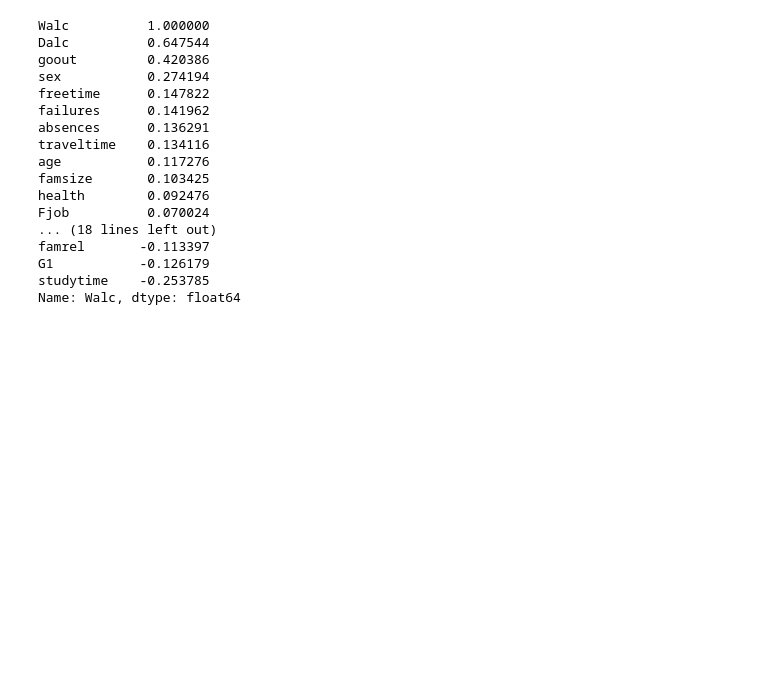
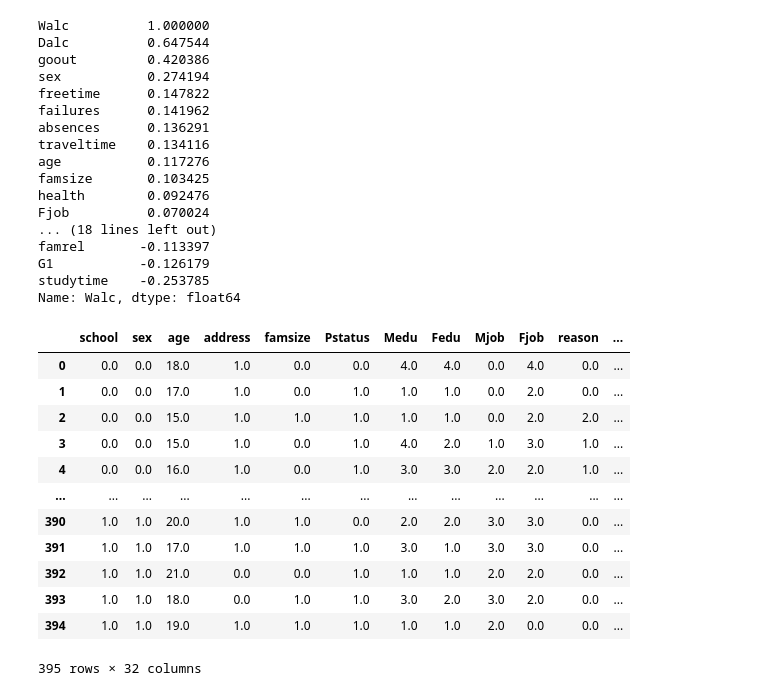
Before and after one commit to Ash-Stat/An-Si-Hyun, a Jupyter notebook: 텀프다구찌.ipynb, the cells around one changed output. Cells and saved outputs as stored; diff of their text form; code cells hidden in the pictures; blank space fills up the shorter version.

```diff
--- a/텀프다구찌.ipynb
+++ b/텀프다구찌.ipynb
@@ -195,3 +177,23 @@ famrel       -0.113397
 G1           -0.126179
 studytime    -0.253785
 Name: Walc, dtype: float64
+# %%
+#종속. 독립변수 분리해주기
+
+Y=data['Walc']
+data=data.drop(['Walc'],axis=1)
+data
+# %% [output]
+|  | school | sex | age | address | famsize | Pstatus | Medu | Fedu | Mjob | Fjob | reason | ... |
+| 0 | 0.0 | 0.0 | 18.0 | 1.0 | 0.0 | 0.0 | 4.0 | 4.0 | 0.0 | 4.0 | 0.0 | ... |
+| 1 | 0.0 | 0.0 | 17.0 | 1.0 | 0.0 | 1.0 | 1.0 | 1.0 | 0.0 | 2.0 | 0.0 | ... |
+| 2 | 0.0 | 0.0 | 15.0 | 1.0 | 1.0 | 1.0 | 1.0 | 1.0 | 0.0 | 2.0 | 2.0 | ... |
+| 3 | 0.0 | 0.0 | 15.0 | 1.0 | 0.0 | 1.0 | 4.0 | 2.0 | 1.0 | 3.0 | 1.0 | ... |
+| 4 | 0.0 | 0.0 | 16.0 | 1.0 | 0.0 | 1.0 | 3.0 | 3.0 | 2.0 | 2.0 | 1.0 | ... |
+| ... | ... | ... | ... | ... | ... | ... | ... | ... | ... | ... | ... | ... |
+| 390 | 1.0 | 1.0 | 20.0 | 1.0 | 1.0 | 0.0 | 2.0 | 2.0 | 3.0 | 3.0 | 0.0 | ... |
+| 391 | 1.0 | 1.0 | 17.0 | 1.0 | 1.0 | 1.0 | 3.0 | 1.0 | 3.0 | 3.0 | 0.0 | ... |
+| 392 | 1.0 | 1.0 | 21.0 | 0.0 | 0.0 | 1.0 | 1.0 | 1.0 | 2.0 | 2.0 | 0.0 | ... |
+| 393 | 1.0 | 1.0 | 18.0 | 0.0 | 1.0 | 1.0 | 3.0 | 2.0 | 3.0 | 2.0 | 0.0 | ... |
+| 394 | 1.0 | 1.0 | 19.0 | 1.0 | 1.0 | 1.0 | 1.0 | 1.0 | 2.0 | 0.0 | 0.0 | ... |
+395 rows × 32 columns
```
Also changed, not shown: parts of 9 cells of this notebook.
